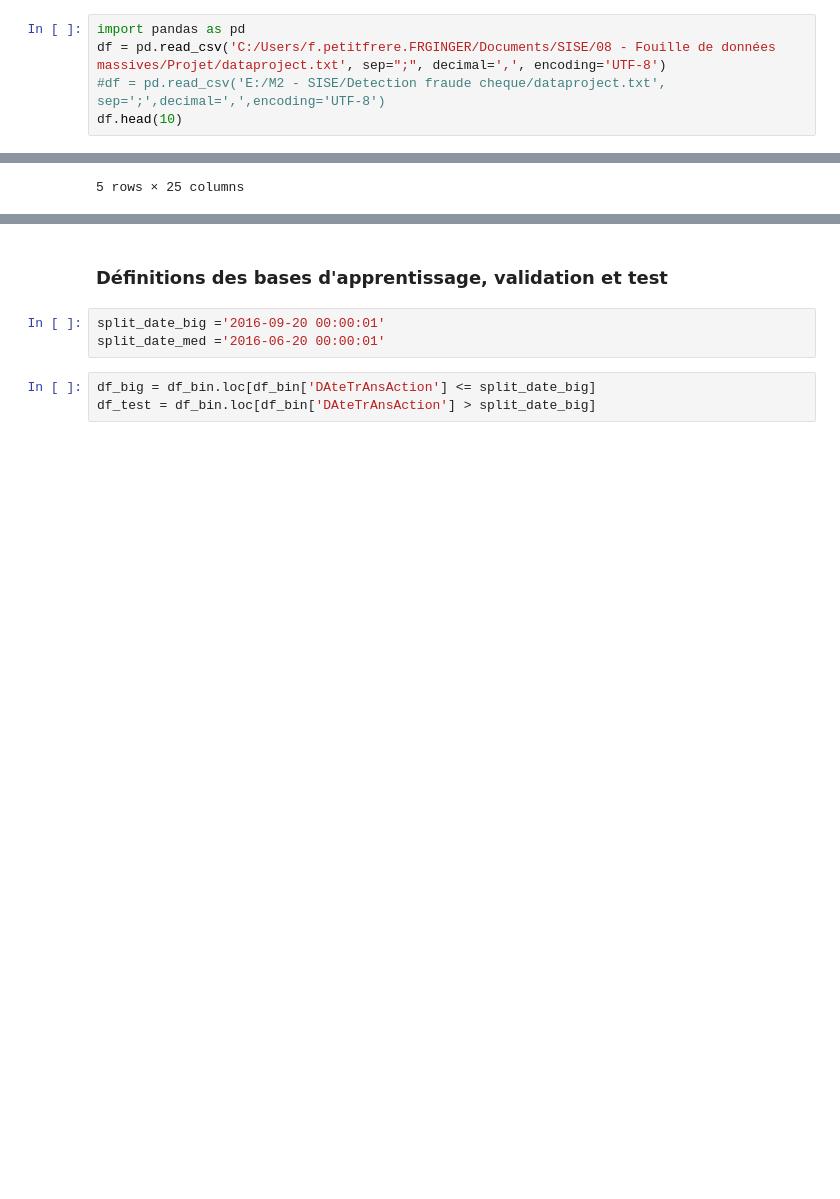
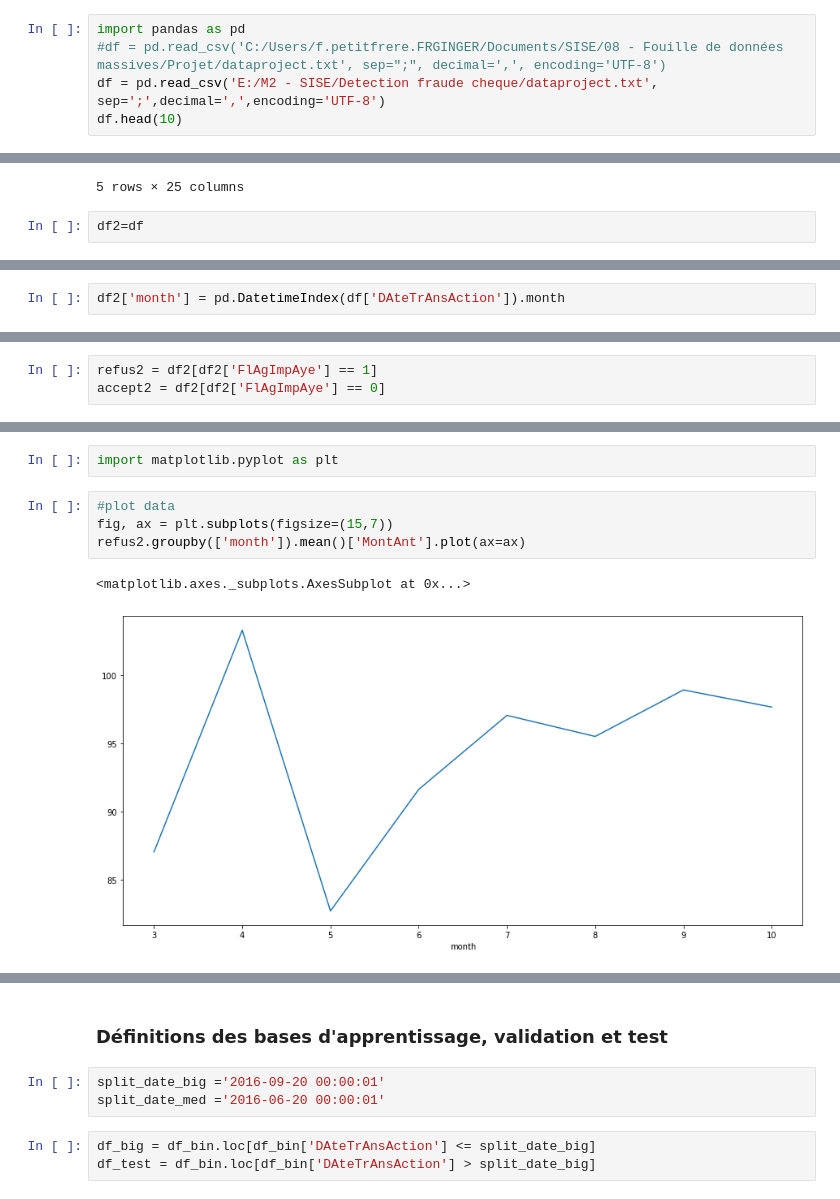
Before and after one commit to fabthered/BDM_fraude_bancaire, a Jupyter notebook: analyse_prelim.ipynb, the cells around one changed output, grey strips where cells are left out. Cells and saved outputs as stored; diff of their text form; blank space fills up the shorter version.

```diff
--- a/analyse_prelim.ipynb
+++ b/analyse_prelim.ipynb
@@ -12,8 +12,8 @@
 ### Chargement des données
 # %%
 import pandas as pd
-df = pd.read_csv('C:/Users/f.petitfrere.FRGINGER/Documents/SISE/08 - Fouille de données massives/Projet/dataproject.txt', sep=";", decimal=',', encoding='UTF-8')
-#df = pd.read_csv('E:/M2 - SISE/Detection fraude cheque/dataproject.txt', sep=';',decimal=',',encoding='UTF-8')
+#df = pd.read_csv('C:/Users/f.petitfrere.FRGINGER/Documents/SISE/08 - Fouille de données massives/Projet/dataproject.txt', sep=";", decimal=',', encoding='UTF-8')
+df = pd.read_csv('E:/M2 - SISE/Detection fraude cheque/dataproject.txt', sep=';',decimal=',',encoding='UTF-8')
 df.head(10)
 # %% [output]
 |  | ZIBZIN | IDAvisAutorisAtionCheque | MontAnt | DAteTrAnsAction | CodeDecision | VerifiAnceCPT1 | VerifiAnceCPT2 | ... |
@@ -392,3 +405,5 @@ df_bin.head()
 | 3 | A013010041908025639221029 | 71051536 | 20.00 | 2016-03-21 08:11:38 | 0 | 0 | ... |
 | 4 | A013010003908005556100283 | 71051538 | 20.00 | 2016-03-21 08:17:11 | 0 | 0 | ... |
 5 rows × 25 columns
+# %%
+df2=df
@@ -394,0 +412,2 @@ df_bin.head()
+# %%
+df2['month'] = pd.DatetimeIndex(df['DAteTrAnsAction']).month
@@ -394,0 +428,3 @@ df_bin.head()
+# %%
+refus2 = df2[df2['FlAgImpAye'] == 1]
+accept2 = df2[df2['FlAgImpAye'] == 0]
@@ -394,0 +441,9 @@ df_bin.head()
+# %%
+import matplotlib.pyplot as plt
+# %%
+#plot data
+fig, ax = plt.subplots(figsize=(15,7))
+refus2.groupby(['month']).mean()['MontAnt'].plot(ax=ax)
+# %% [output]
+<matplotlib.axes._subplots.AxesSubplot at 0x...>
+[figure, added]
```
Also changed, not shown: parts of 46 cells of this notebook.
